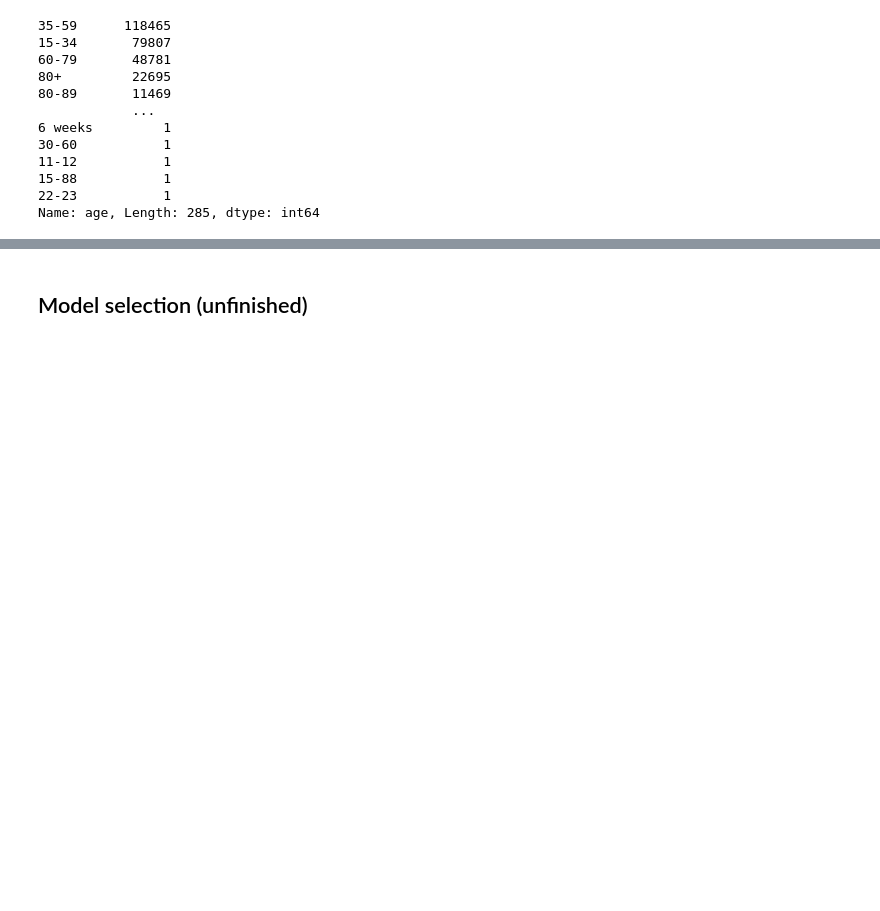
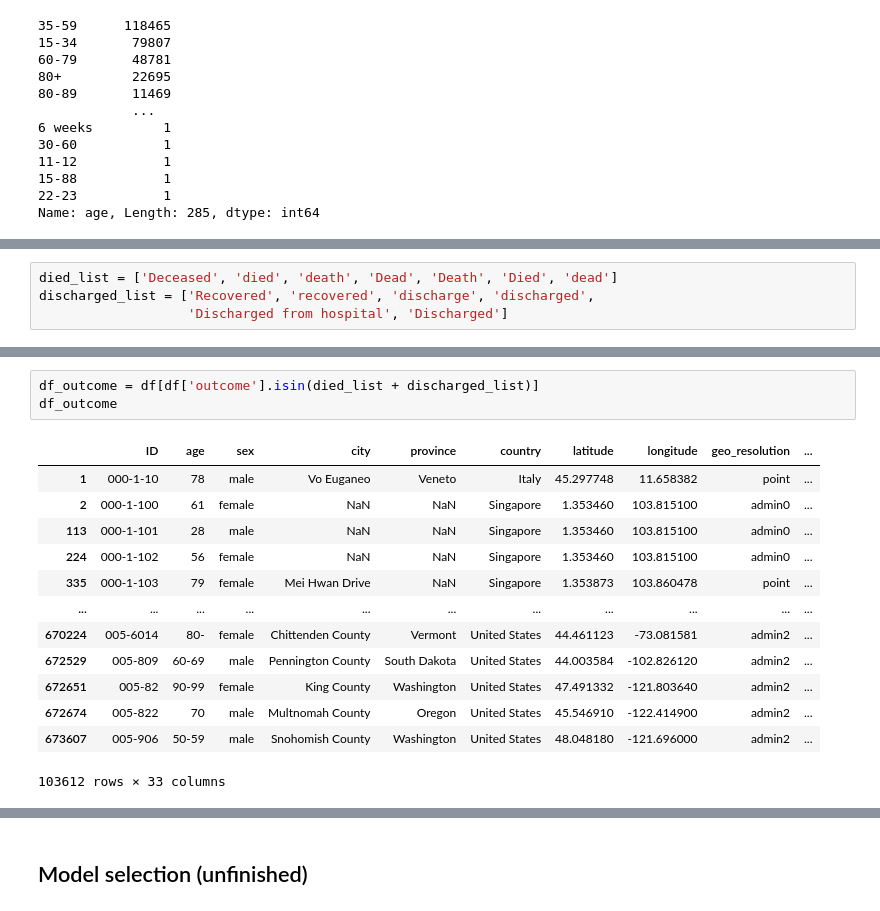
Before and after one commit to mattchap2/machine-learning, a Jupyter notebook: source-code.ipynb, the cells around one changed output, grey strips where cells are left out. Drawn from its saved outputs; the diff is of its cells as text; blank space fills up the shorter version.

Commit message:
Create 'Group outcomes as either "died" or "discharged"' in code

```diff
--- a/source-code.ipynb
+++ b/source-code.ipynb
@@ -522,0 +573,4 @@ Name: age, Length: 285, dtype: int64
+# %%
+died_list = ['Deceased', 'died', 'death', 'Dead', 'Death', 'Died', 'dead']
+discharged_list = ['Recovered', 'recovered', 'discharge', 'discharged',
+                   'Discharged from hospital', 'Discharged']
@@ -522,0 +585,17 @@ Name: age, Length: 285, dtype: int64
+# %%
+df_outcome = df[df['outcome'].isin(died_list + discharged_list)]
+df_outcome
+# %% [output]
+|  | ID | age | sex | city | province | country | latitude | longitude | geo_resolution | ... |
+| 1 | 000-1-10 | 78 | male | Vo Euganeo | Veneto | Italy | 45.297748 | 11.658382 | point | ... |
+| 2 | 000-1-100 | 61 | female | NaN | NaN | Singapore | 1.353460 | 103.815100 | admin0 | ... |
+| 113 | 000-1-101 | 28 | male | NaN | NaN | Singapore | 1.353460 | 103.815100 | admin0 | ... |
+| 224 | 000-1-102 | 56 | female | NaN | NaN | Singapore | 1.353460 | 103.815100 | admin0 | ... |
+| 335 | 000-1-103 | 79 | female | Mei Hwan Drive | NaN | Singapore | 1.353873 | 103.860478 | point | ... |
+| ... | ... | ... | ... | ... | ... | ... | ... | ... | ... | ... |
+| 670224 | 005-6014 | 80- | female | Chittenden County | Vermont | United States | 44.461123 | -73.081581 | admin2 | ... |
+| 672529 | 005-809 | 60-69 | male | Pennington County | South Dakota | United States | 44.003584 | -102.826120 | admin2 | ... |
+| 672651 | 005-82 | 90-99 | female | King County | Washington | United States | 47.491332 | -121.803640 | admin2 | ... |
+| 672674 | 005-822 | 70 | male | Multnomah County | Oregon | United States | 45.546910 | -122.414900 | admin2 | ... |
+| 673607 | 005-906 | 50-59 | male | Snohomish County | Washington | United States | 48.048180 | -121.696000 | admin2 | ... |
+103612 rows × 33 columns
```
Also changed, not shown: parts of 11 cells of this notebook.
